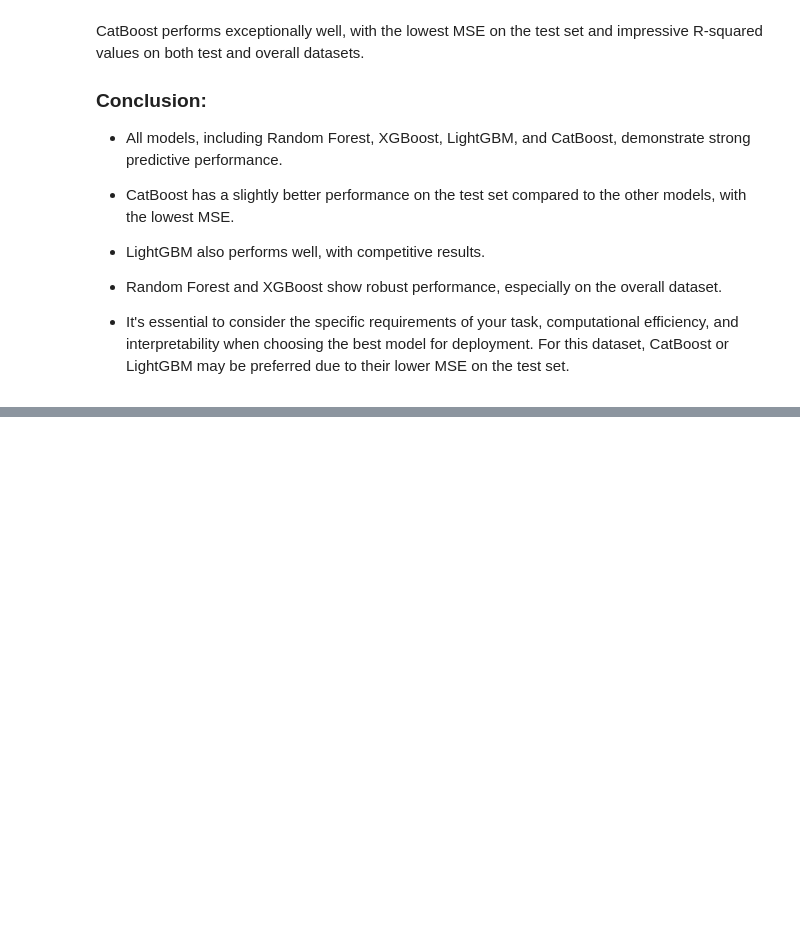
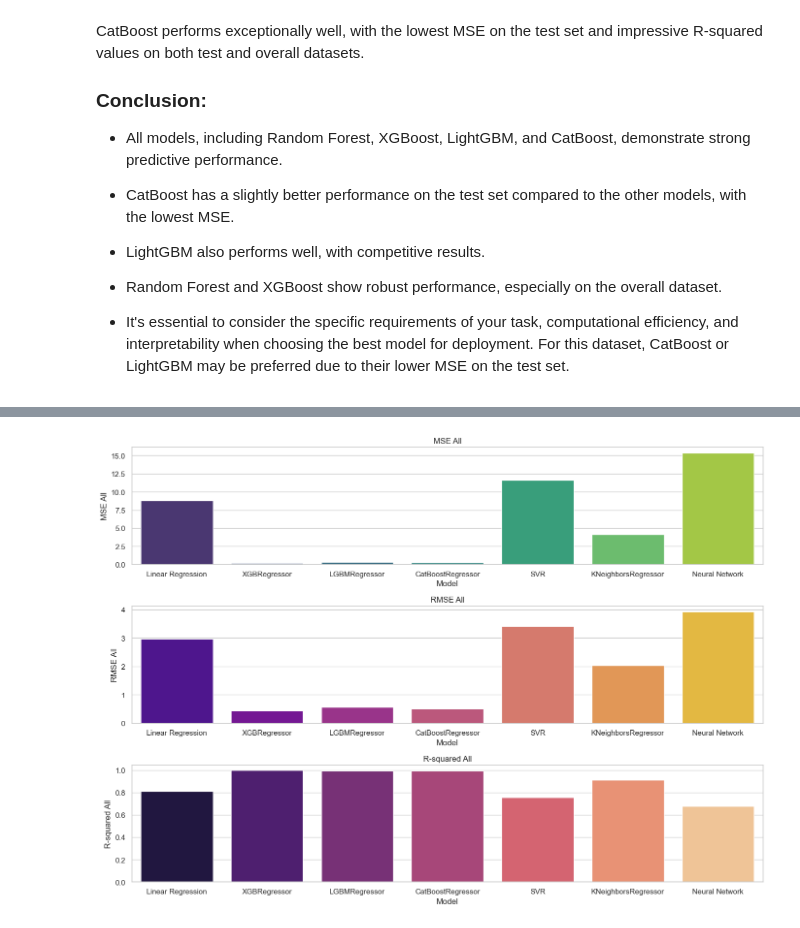
Before and after one commit to mdkhurshidjahan/fifa, a Jupyter notebook: proshant models file.ipynb, the cells around one changed output, grey strips where cells are left out. Saved outputs shown, nothing was run; the diff lists cells and outputs as text; code cells hidden in the pictures; blank space fills up the shorter version.

```diff
--- a/proshant models file.ipynb
+++ b/proshant models file.ipynb
@@ -1259,0 +1419,45 @@ CatBoost performs exceptionally well, with the lowest MSE on the test set and im
+# %%
+import matplotlib.pyplot as plt
+import seaborn as sns
+import pandas as pd
+
+# Define model names
+models = ['Linear Regression', 'XGBRegressor', 'LGBMRegressor', 'CatBoostRegressor', 'SVR', 'KNeighborsRegressor', 'Neural Network']
+
+# Define performance metrics for all data
+mse_all = [8.83677239577183, 0.198995117879868, 0.3188726297322115, 0.2535101771804687, 11.612430620465847, 4.115319923072925, 15.376495215231246]
+rmse_all = [2.9726709195220096, 0.4460886883567751, 0.5646880818046468, 0.5034979415851357, 3.407701662479544, 2.028625131233695, 3.9212874435867677]
+r_squared_all = [0.8133146922165225, 0.9957960369278508, 0.99326350930417, 0.994644353918652, 0.754676245194092, 0.9130599123686898, 0.6751567638813345]
+
+# Create a DataFrame for better visualization
+data_all = {
+    'Model': models,
+    'MSE All': mse_all,
+    'RMSE All': rmse_all,
+    'R-squared All': r_squared_all
+}
+
+df_all = pd.DataFrame(data_all)
+
+# Set the style for better aesthetics
+sns.set(style="whitegrid")
+
+# Plotting the data
+plt.figure(figsize=(14, 10))
+
+plt.subplot(3, 1, 1)
+sns.barplot(x='Model', y='MSE All', data=df_all, palette='viridis')
+plt.title('MSE All')
+
+plt.subplot(3, 1, 2)
+sns.barplot(x='Model', y='RMSE All', data=df_all, palette='plasma')
+plt.title('RMSE All')
+
+plt.subplot(3, 1, 3)
+sns.barplot(x='Model', y='R-squared All', data=df_all, palette='magma')
+plt.title('R-squared All')
+
+plt.tight_layout()
+plt.show()
+# %% [output]
+[figure, added]
```
Also changed, not shown: parts of 13 cells of this notebook, 21 other files.
